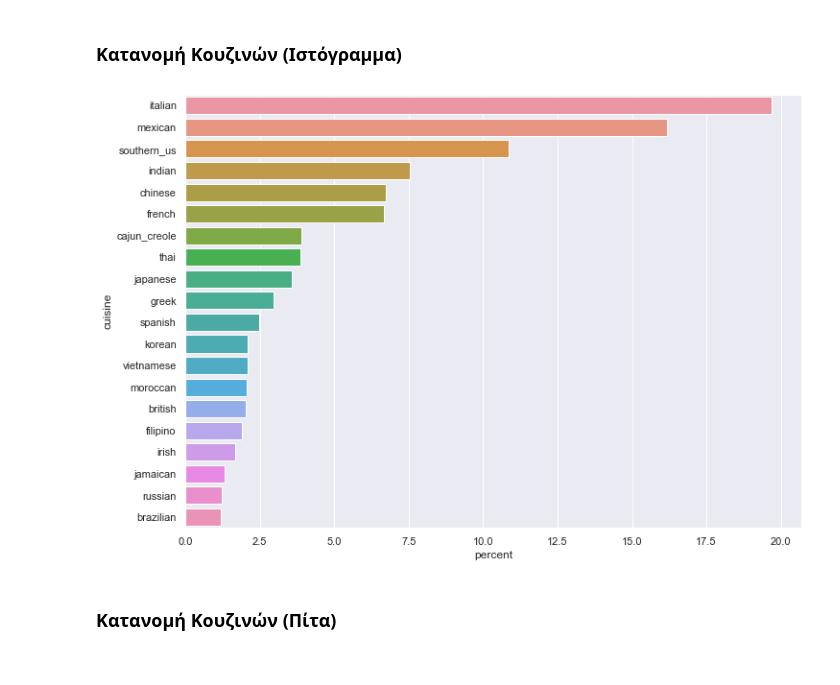
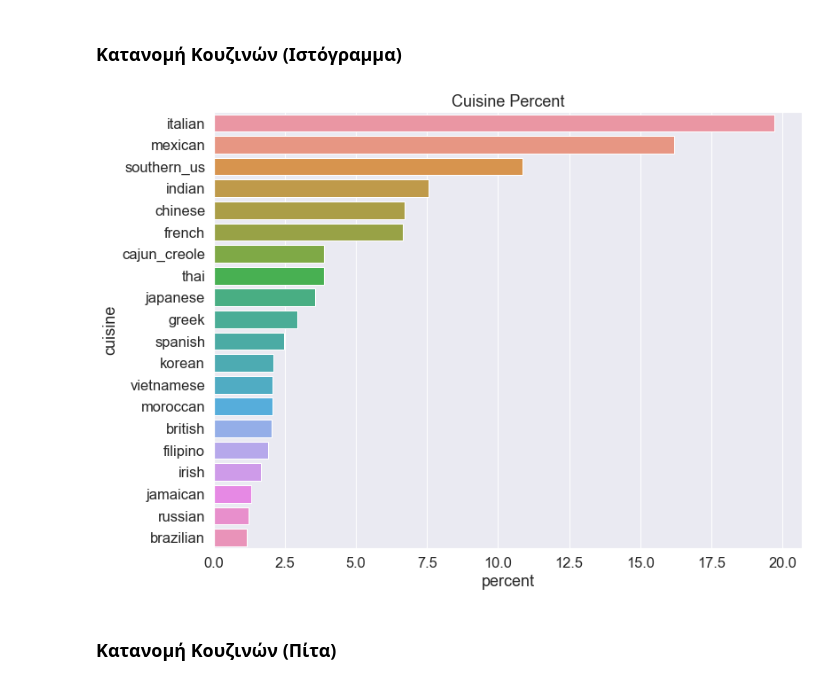
Before and after one commit to dimzog/Whats-Cooking-Machine-Learning, a Jupyter notebook: whatscooking.ipynb, the cells around one changed output. Cells and saved outputs as stored; diff of their text form; code cells hidden in the pictures.

```diff
--- a/whatscooking.ipynb
+++ b/whatscooking.ipynb
@@ -41,40 +42,26 @@ import time
 from time import time
 
 import re
-import unidecode
-import random
 import pickle
-
-from collections import defaultdict
 
 import pandas as pd
 import numpy as np
 
 np.random.seed(42)
 
-# Progressbar
-from tqdm import tqdm
-
 import nltk
 from nltk.stem import WordNetLemmatizer
 nltk.download('punkt')
 nltk.download('wordnet')
 
-
 # Plotting
 import matplotlib.pyplot as plt
-import matplotlib.patches as mpatches
+
+# Seaborn configuration
 import seaborn as sns
-plt.style.use('ggplot')
+sns.set(rc={'figure.figsize':(11.5, 8.3)}, style="darkgrid", font_scale=1.5)
 
-import seaborn as sns
-sns.set(style="darkgrid")
-
-# Change Figure size for every seaborn plot
-sns.set(rc={'figure.figsize':(11.5, 8.3)})
-
-import plotly.graph_objs as go
-from plotly.offline import init_notebook_mode, iplot
+import networkx as nx
 
 # scikit imports
 from sklearn import tree
@@ -265,19 +252,21 @@ dict(zip(encoder.classes_, encoder.transform(encoder.classes_)))
 # %%
 # Count total occurencies of each cuisine
 vc = train_df["cuisine"].value_counts().reset_index(name="counts")
 
 # Rename for better visuals
 vc = vc.rename(columns = {"index": "cuisine"})
 
 # Calculate percent for each cuisine
 vc["percent"] = (vc.counts / vc.counts.sum()) * 100
 
 # plot cuisines against counts
-sns.barplot(x=vc.percent, y=vc.cuisine)
+ax = sns.barplot(x=vc.percent, y=vc.cuisine)
+ax.set_title("Cuisine Percent")
 
+plt.tight_layout()
 plt.show()
 # %% [output]
-[figure, old version]
+[figure, new version]
 # %% [markdown]
 ### Κατανομή Κουζινών (Πίτα)
 # %%
```
Also changed, not shown: parts of 53 cells of this notebook, 8 other files.
